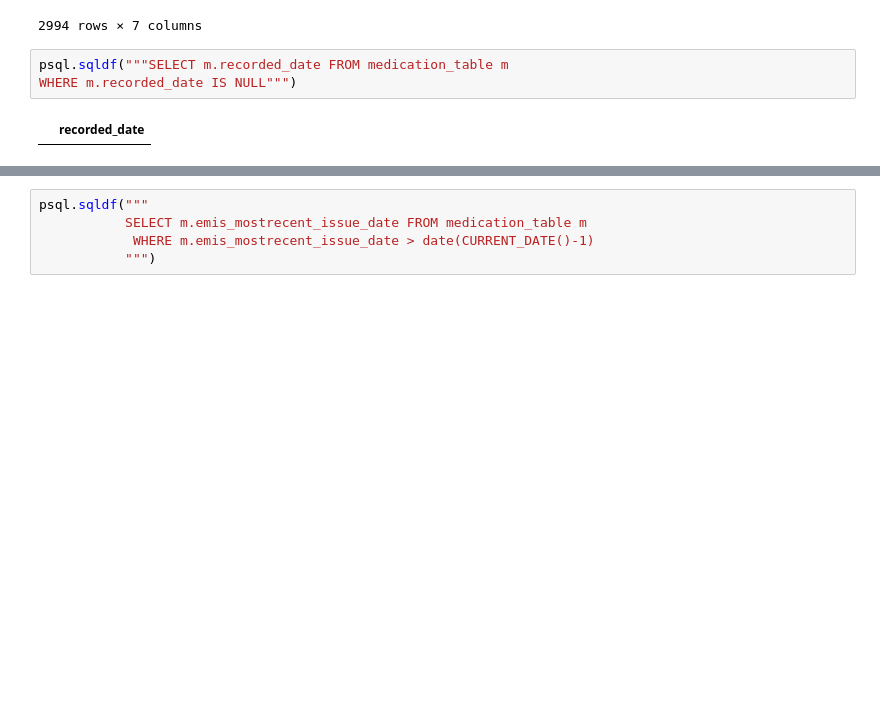
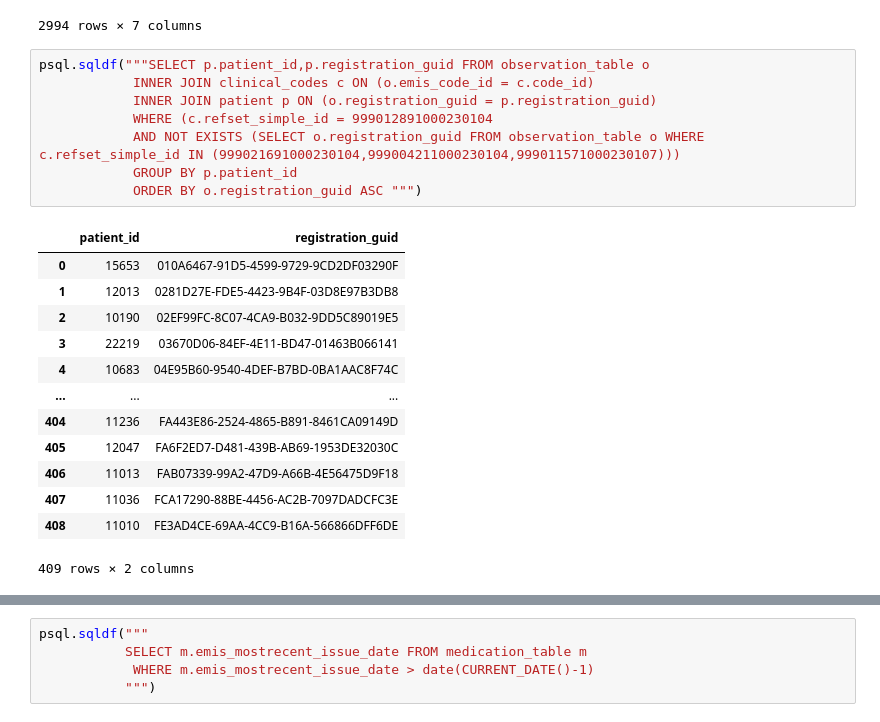
Before and after one commit to rpenn97/EMIS_task, a Jupyter notebook: solution/solution_py.ipynb, the cells around one changed output, grey strips where cells are left out. Cells and saved outputs as stored; diff of their text form; blank space fills up the shorter version.

```diff
--- a/solution/solution_py.ipynb
+++ b/solution/solution_py.ipynb
@@ -305,8 +308,25 @@ psql.sqldf("""
 | 2992 | 2002-10-06 00:00:00 | 2002-10-06 00:00:00 | 2002-10-06 00:00:00 | 2002-12-02 00:00:00 | 2002-12-30 00:00:00 | ... |
 | 2993 | 2006-09-06 00:00:00 | 2006-09-06 00:00:00 | 2006-09-06 00:00:00 | 2006-12-09 00:00:00 | 2006-12-09 00:00:00 | ... |
 2994 rows × 7 columns
-# %%
-psql.sqldf("""SELECT m.recorded_date FROM medication_table m
-WHERE m.recorded_date IS NULL""")
-# %% [output]
-|  | recorded_date |
+# %%
+psql.sqldf("""SELECT p.patient_id,p.registration_guid FROM observation_table o
+            INNER JOIN clinical_codes c ON (o.emis_code_id = c.code_id)
+            INNER JOIN patient p ON (o.registration_guid = p.registration_guid)
+            WHERE (c.refset_simple_id = 999012891000230104
+            AND NOT EXISTS (SELECT o.registration_guid FROM observation_table o WHERE c.refset_simple_id IN (999021691000230104,999004211000230104,999011571000230107)))
+            GROUP BY p.patient_id
+            ORDER BY o.registration_guid ASC """)
+# %% [output]
+|  | patient_id | registration_guid |
+| 0 | 15653 | 010A6467-91D5-4599-9729-9CD2DF03290F |
+| 1 | 12013 | 0281D27E-FDE5-4423-9B4F-03D8E97B3DB8 |
+| 2 | 10190 | 02EF99FC-8C07-4CA9-B032-9DD5C89019E5 |
+| 3 | 22219 | 03670D06-84EF-4E11-BD47-01463B066141 |
+| 4 | 10683 | 04E95B60-9540-4DEF-B7BD-0BA1AAC8F74C |
+| ... | ... | ... |
+| 404 | 11236 | FA443E86-2524-4865-B891-8461CA09149D |
+| 405 | 12047 | FA6F2ED7-D481-439B-AB69-1953DE32030C |
+| 406 | 11013 | FAB07339-99A2-47D9-A66B-4E56475D9F18 |
+| 407 | 11036 | FCA17290-88BE-4456-AC2B-7097DADCFC3E |
+| 408 | 11010 | FE3AD4CE-69AA-4CC9-B16A-566866DFF6DE |
+409 rows × 2 columns
```
Also changed, not shown: parts of 4 cells of this notebook.
